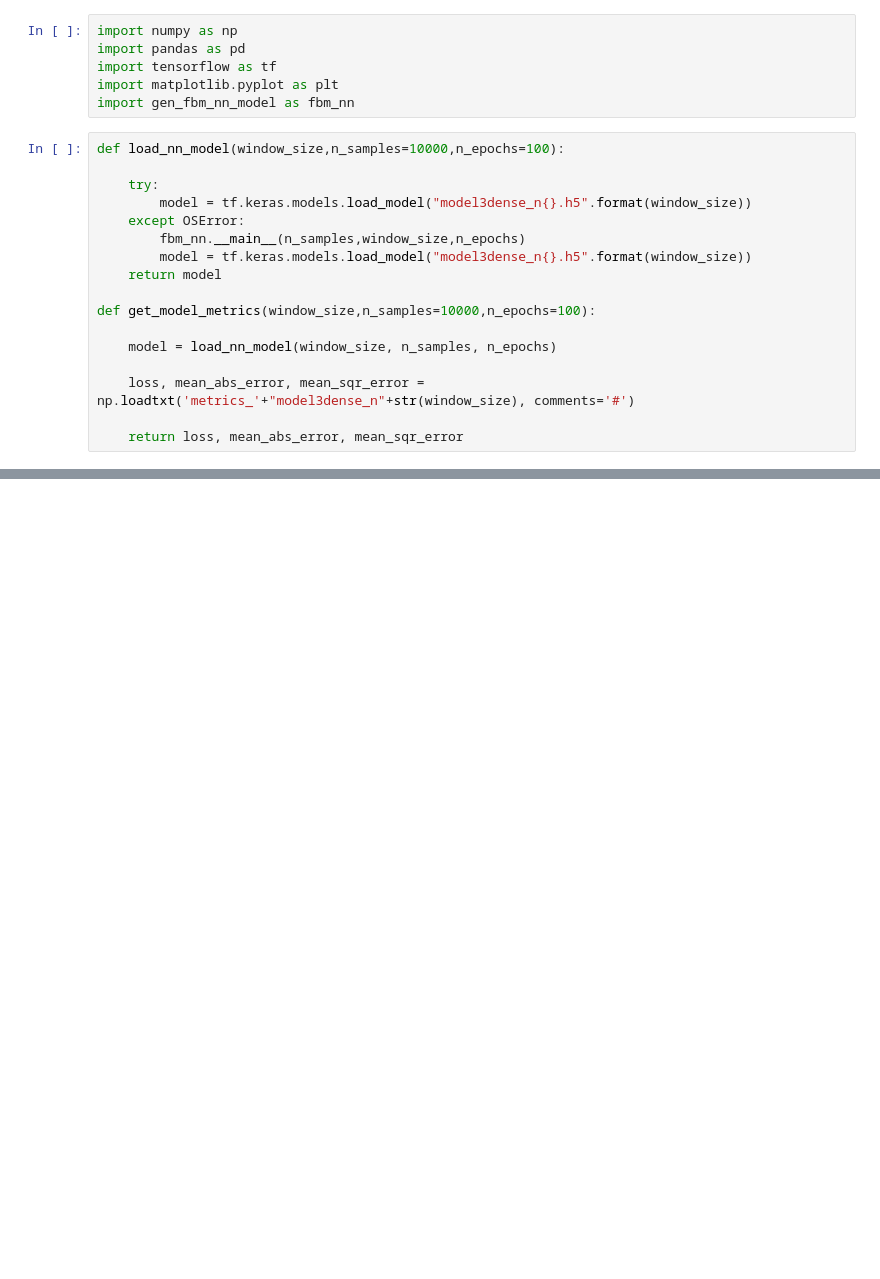
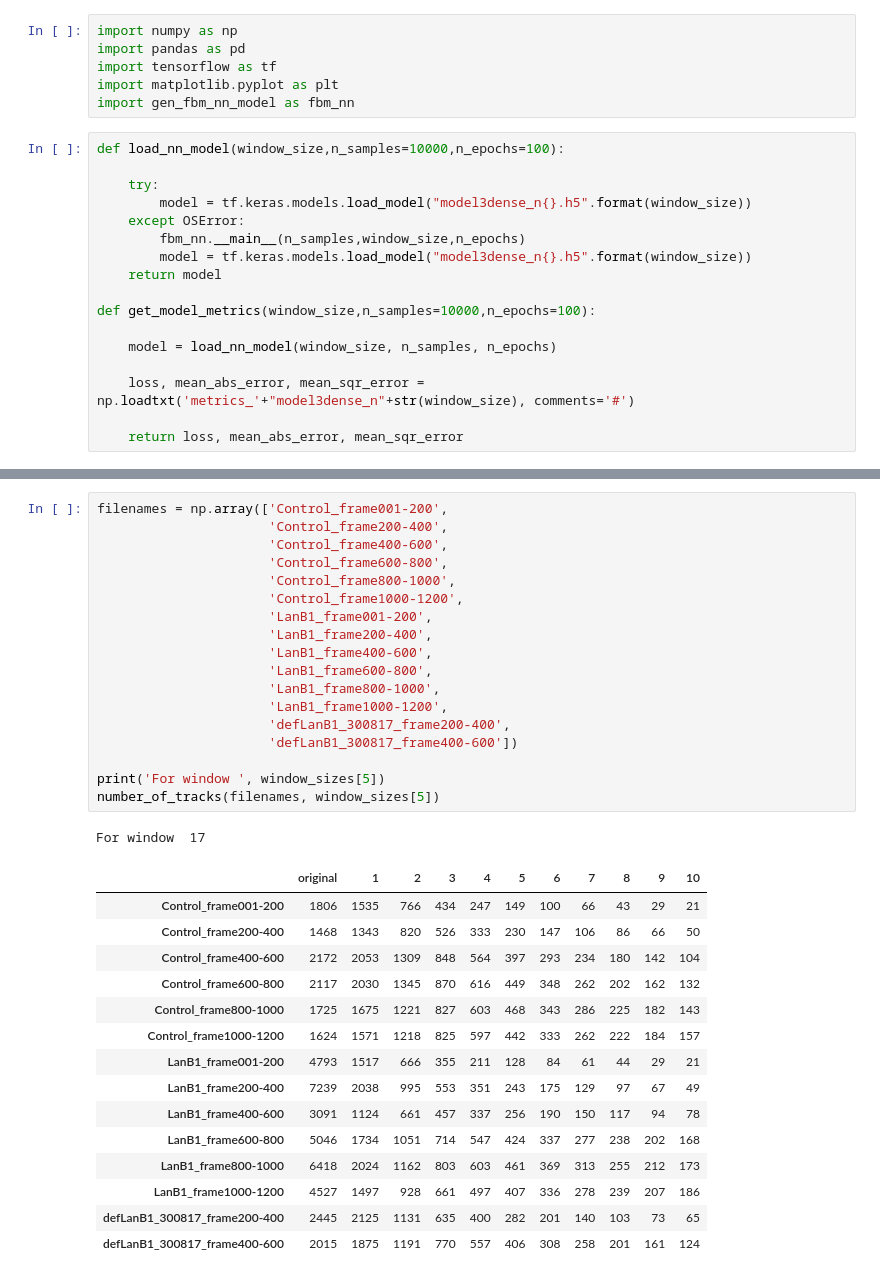
Before and after one commit to paulvautravers/Mphys-Sem-1, a Jupyter notebook: window_size_evaluation.ipynb, the cells around one changed output, grey strips where cells are left out. Drawn from its saved outputs; the diff is of its cells as text; blank space fills up the shorter version.

```diff
--- a/window_size_evaluation.ipynb
+++ b/window_size_evaluation.ipynb
@@ -56,0 +109,35 @@ plt.plot(window_sizes, mean_abs_errors)
+# %%
+filenames = np.array(['Control_frame001-200',
+                      'Control_frame200-400',
+                      'Control_frame400-600',
+                      'Control_frame600-800',
+                      'Control_frame800-1000',
+                      'Control_frame1000-1200',
+                      'LanB1_frame001-200',
+                      'LanB1_frame200-400',
+                      'LanB1_frame400-600',
+                      'LanB1_frame600-800',
+                      'LanB1_frame800-1000',
+                      'LanB1_frame1000-1200',
+                      'defLanB1_300817_frame200-400',
+                      'defLanB1_300817_frame400-600'])
+
+print('For window ', window_sizes[5])
+number_of_tracks(filenames, window_sizes[5])
+# %% [output]
+For window  17
+|  | original | 1 | 2 | 3 | 4 | 5 | 6 | 7 | 8 | 9 | 10 |
+| Control_frame001-200 | 1806 | 1535 | 766 | 434 | 247 | 149 | 100 | 66 | 43 | 29 | 21 |
+| Control_frame200-400 | 1468 | 1343 | 820 | 526 | 333 | 230 | 147 | 106 | 86 | 66 | 50 |
+| Control_frame400-600 | 2172 | 2053 | 1309 | 848 | 564 | 397 | 293 | 234 | 180 | 142 | 104 |
+| Control_frame600-800 | 2117 | 2030 | 1345 | 870 | 616 | 449 | 348 | 262 | 202 | 162 | 132 |
+| Control_frame800-1000 | 1725 | 1675 | 1221 | 827 | 603 | 468 | 343 | 286 | 225 | 182 | 143 |
+| Control_frame1000-1200 | 1624 | 1571 | 1218 | 825 | 597 | 442 | 333 | 262 | 222 | 184 | 157 |
+| LanB1_frame001-200 | 4793 | 1517 | 666 | 355 | 211 | 128 | 84 | 61 | 44 | 29 | 21 |
+| LanB1_frame200-400 | 7239 | 2038 | 995 | 553 | 351 | 243 | 175 | 129 | 97 | 67 | 49 |
+| LanB1_frame400-600 | 3091 | 1124 | 661 | 457 | 337 | 256 | 190 | 150 | 117 | 94 | 78 |
+| LanB1_frame600-800 | 5046 | 1734 | 1051 | 714 | 547 | 424 | 337 | 277 | 238 | 202 | 168 |
+| LanB1_frame800-1000 | 6418 | 2024 | 1162 | 803 | 603 | 461 | 369 | 313 | 255 | 212 | 173 |
+| LanB1_frame1000-1200 | 4527 | 1497 | 928 | 661 | 497 | 407 | 336 | 278 | 239 | 207 | 186 |
+| defLanB1_300817_frame200-400 | 2445 | 2125 | 1131 | 635 | 400 | 282 | 201 | 140 | 103 | 73 | 65 |
+| defLanB1_300817_frame400-600 | 2015 | 1875 | 1191 | 770 | 557 | 406 | 308 | 258 | 201 | 161 | 124 |
```
Also changed, not shown: parts of 9 cells of this notebook.
